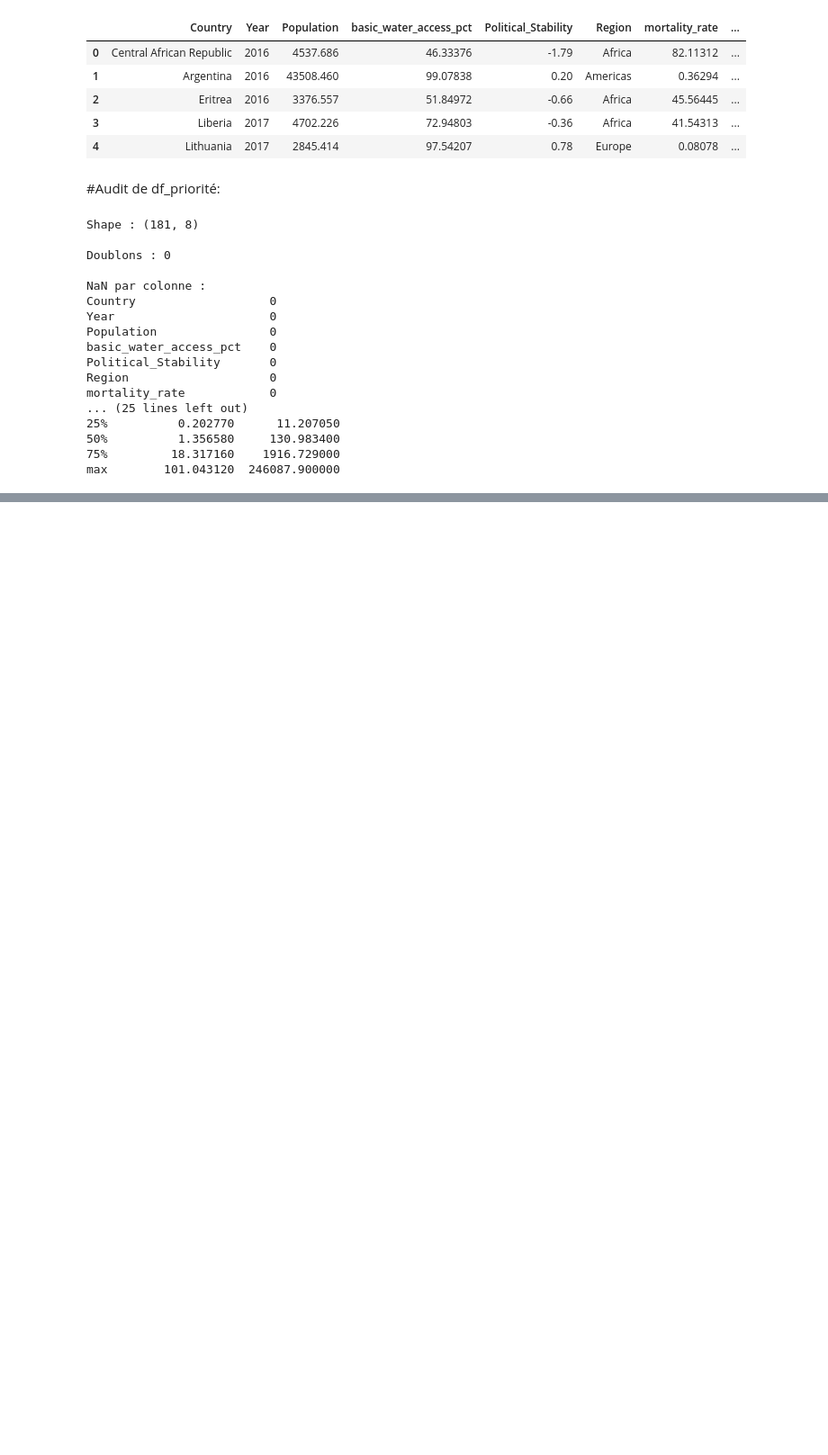
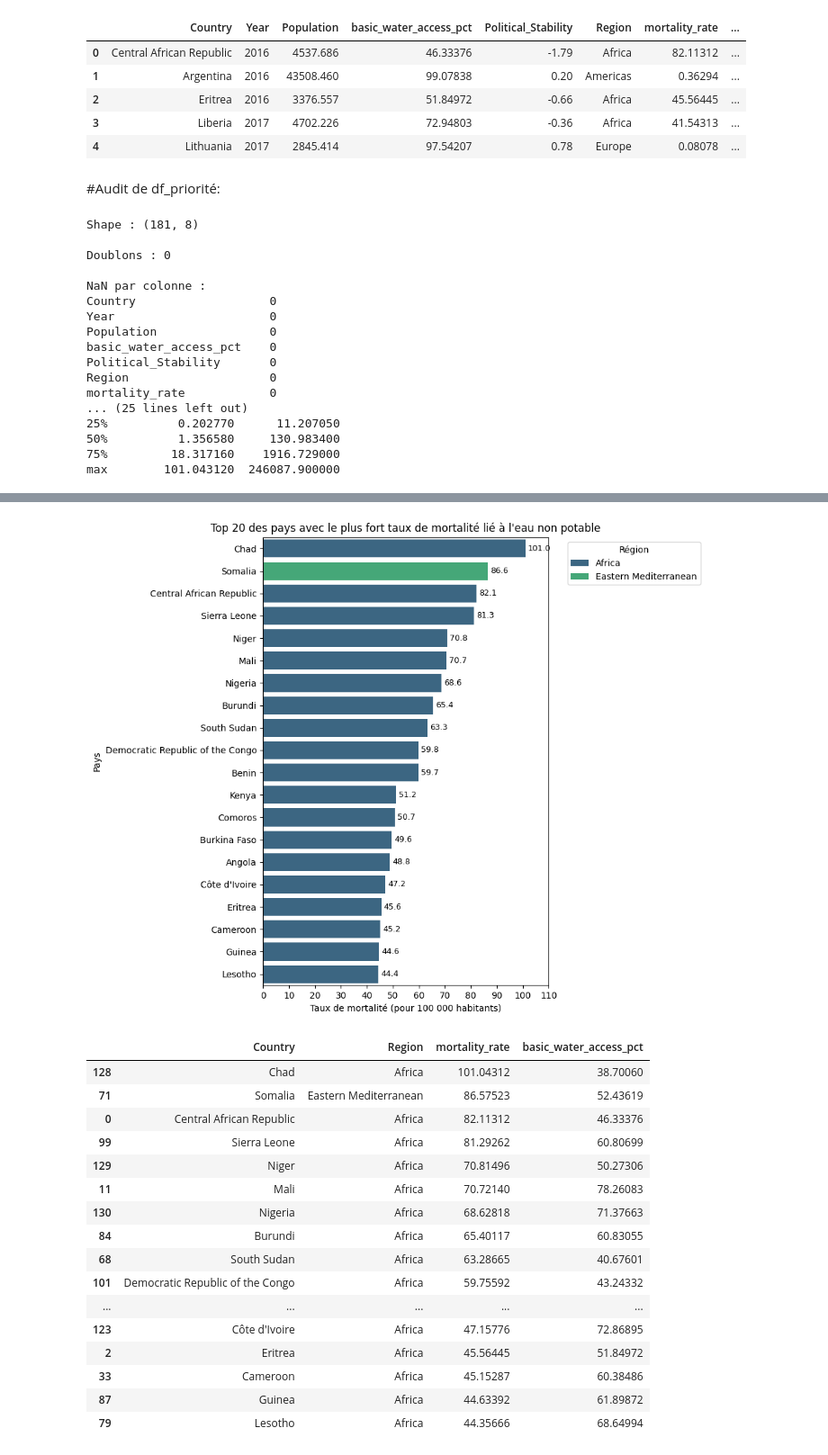
Before and after one commit to meganelarocca-maker/certification-blanche-data-analyst, a Jupyter notebook: notebooks/Megane_La_Rocca_Business_Case.ipynb, the cells around one changed output, grey strips where cells are left out. Shown at 90% size. Cells and saved outputs as stored; diff of their text form; code cells hidden in the pictures; blank space fills up the shorter version.

```diff
--- a/notebooks/Megane_La_Rocca_Business_Case.ipynb
+++ b/notebooks/Megane_La_Rocca_Business_Case.ipynb
@@ -533,0 +542,50 @@ Dataset propre, cohérent, et suffisamment contrasté pour construire un score d
+# %%
+# Je trie et garde les 20 pays avec le plus fort taux de mortalité
+top20_mortality = df_priorite.sort_values('mortality_rate', ascending=False).head(20)
+
+# Je visualise en barplot horizontal pour avoir une viualisation immédiate
+plt.figure(figsize=(10, 8))
+sns.barplot(
+    data=top20_mortality,
+    x='mortality_rate',
+    y='Country',
+    hue='Region',
+    dodge=False,
+    palette='viridis'
+)
+plt.title("Top 20 des pays avec le plus fort taux de mortalité lié à l'eau non potable")
+plt.xlabel("Taux de mortalité (pour 100 000 habitants)")
+plt.ylabel("Pays")
+plt.legend(title='Région', bbox_to_anchor=(1.05, 1), loc='upper left')
+
+# J'affiche la valeur exacte à la fin de chaque barre
+for i, valeur in enumerate(top20_mortality['mortality_rate']):
+    plt.text(valeur + 1, i, f"{valeur:.1f}", va='center', fontsize=9)
+
+# Je force les graduations X pour lisibilité
+plt.xticks(range(0, 120, 10))
+
+plt.tight_layout()
+plt.show()
+
+# J'affiche le top 20 en tableau
+top20_mortality[['Country', 'Region', 'mortality_rate', 'basic_water_access_pct']]
+# %% [output]
+[figure, added]
+|  | Country | Region | mortality_rate | basic_water_access_pct |
+| 128 | Chad | Africa | 101.04312 | 38.70060 |
+| 71 | Somalia | Eastern Mediterranean | 86.57523 | 52.43619 |
+| 0 | Central African Republic | Africa | 82.11312 | 46.33376 |
+| 99 | Sierra Leone | Africa | 81.29262 | 60.80699 |
+| 129 | Niger | Africa | 70.81496 | 50.27306 |
+| 11 | Mali | Africa | 70.72140 | 78.26083 |
+| 130 | Nigeria | Africa | 68.62818 | 71.37663 |
+| 84 | Burundi | Africa | 65.40117 | 60.83055 |
+| 68 | South Sudan | Africa | 63.28665 | 40.67601 |
+| 101 | Democratic Republic of the Congo | Africa | 59.75592 | 43.24332 |
+| ... | ... | ... | ... | ... |
+| 123 | Côte d'Ivoire | Africa | 47.15776 | 72.86895 |
+| 2 | Eritrea | Africa | 45.56445 | 51.84972 |
+| 33 | Cameroon | Africa | 45.15287 | 60.38486 |
+| 87 | Guinea | Africa | 44.63392 | 61.89872 |
+| 79 | Lesotho | Africa | 44.35666 | 68.64994 |
```
Also changed, not shown: parts of 21 cells of this notebook.
